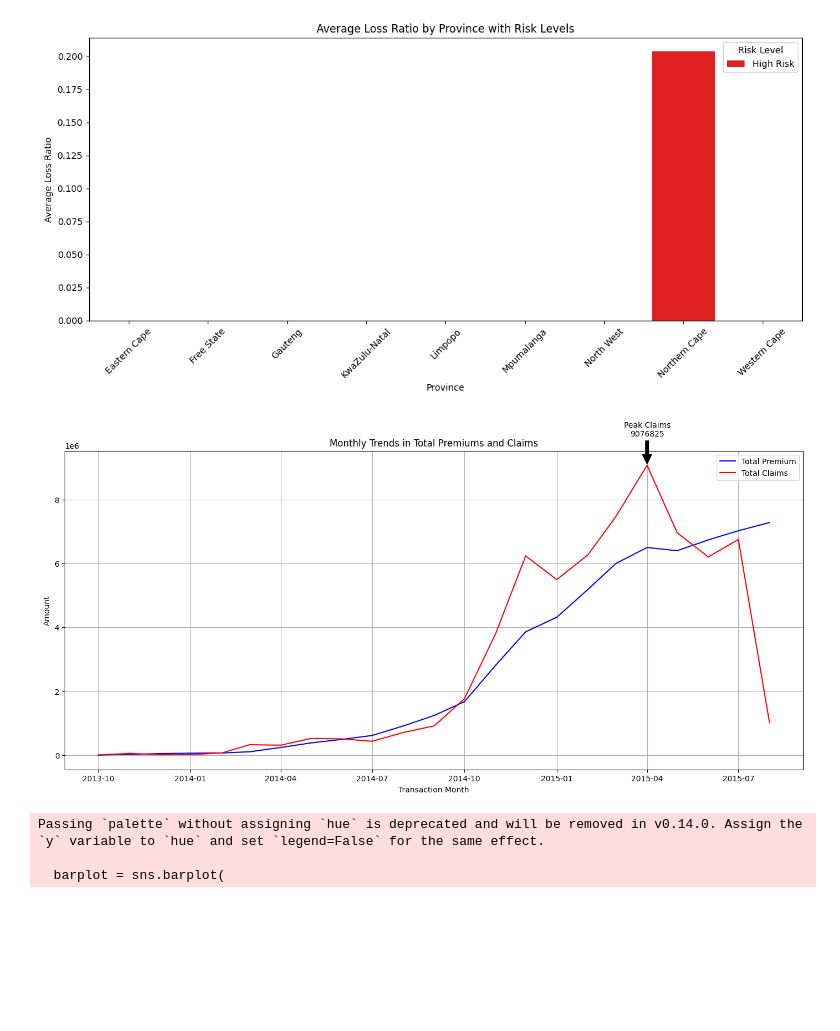
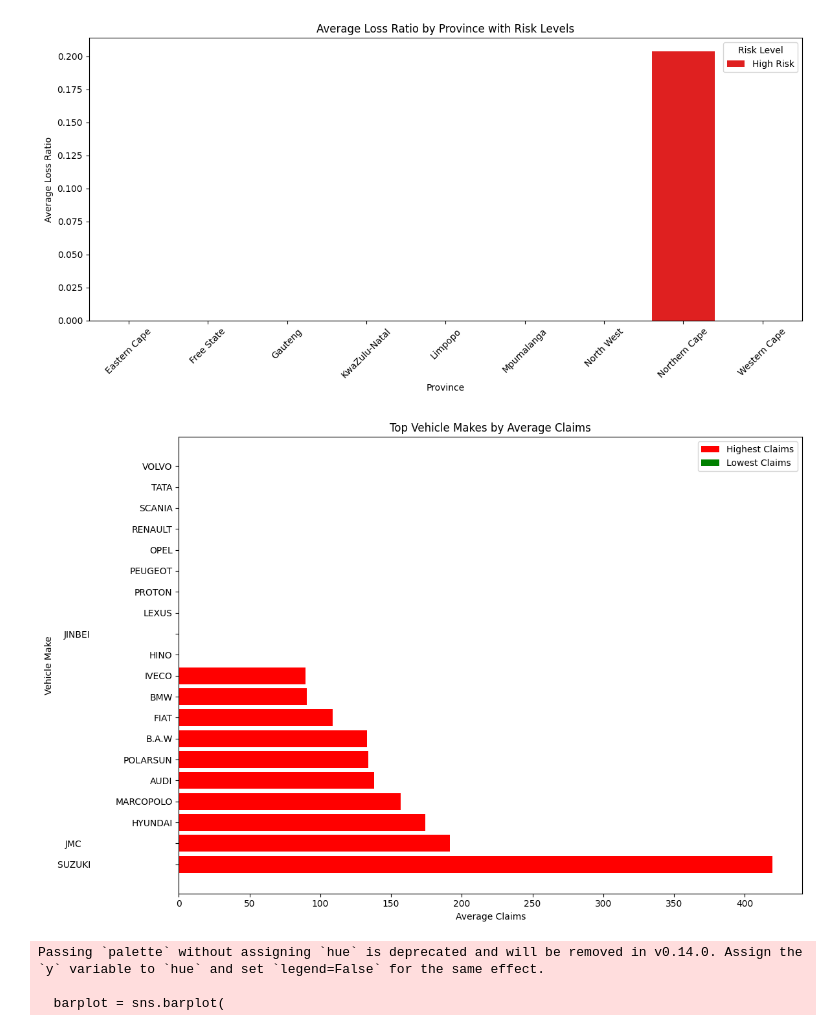
Before and after one commit to metydebebe/insurance-risk-analytics, a Jupyter notebook: notebooks/task-1-eda.ipynb, the cells around one changed output. Cells and saved outputs as stored; diff of their text form; code cells hidden in the pictures; blank space fills up the shorter version.

Commit message:
update: added a new visualization to task-1-eda.ipynb

```diff
--- a/notebooks/task-1-eda.ipynb
+++ b/notebooks/task-1-eda.ipynb
@@ -235,32 +248,21 @@ plt.show()
 # %% [output]
 [figure]
 # %%
-#  Temporal Trend of Claims vs Premiums with Annotations
-#  showing monthly total claims and premiums over time with annotations highlighting key points
+# Vehicle Makes with Highest and Lowest Average Claims
+top_makes = claims_by_make.head(10)
+low_makes = claims_by_make.tail(10)
 
-monthly_summary = df.groupby('TransactionMonth')[['TotalPremium', 'TotalClaims']].sum().reset_index()
-
-plt.figure(figsize=(14,7))
-plt.plot(monthly_summary['TransactionMonth'], monthly_summary['TotalPremium'], label='Total Premium', color='blue')
-plt.plot(monthly_summary['TransactionMonth'], monthly_summary['TotalClaims'], label='Total Claims', color='red')
-
-# Add annotations for peaks or notable points
-max_claims = monthly_summary.loc[monthly_summary['TotalClaims'].idxmax()]
-plt.annotate(f"Peak Claims\n{max_claims['TotalClaims']:.0f}",
-             xy=(max_claims['TransactionMonth'], max_claims['TotalClaims']),
-             xytext=(max_claims['TransactionMonth'], max_claims['TotalClaims']*1.1),
-             arrowprops=dict(facecolor='black', shrink=0.05),
-             horizontalalignment='center')
-
-plt.title('Monthly Trends in Total Premiums and Claims')
-plt.xlabel('Transaction Month')
-plt.ylabel('Amount')
+plt.figure(figsize=(12, 8))
+plt.barh(top_makes.index, top_makes.values, color='red', label='Highest Claims')
+plt.barh(low_makes.index, low_makes.values, color='green', label='Lowest Claims')
+plt.title('Top Vehicle Makes by Average Claims')
+plt.xlabel('Average Claims')
+plt.ylabel('Vehicle Make')
 plt.legend()
-plt.grid(True)
 plt.tight_layout()
 plt.show()
 # %% [output]
-[figure, old version]
+[figure, new version]
 # %%
 import matplotlib.pyplot as plt
 import seaborn as sns
```
Also changed, not shown: parts of 2 cells of this notebook.
